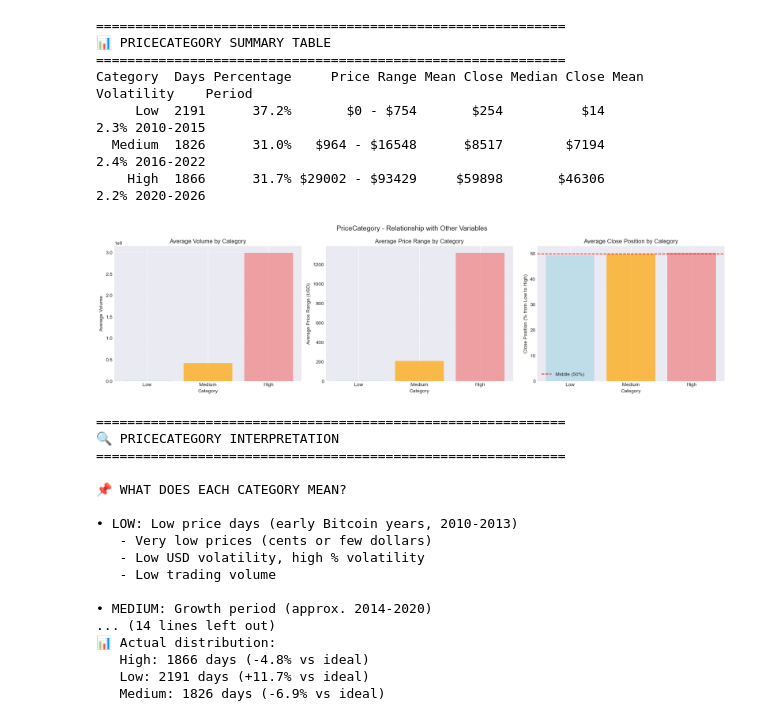
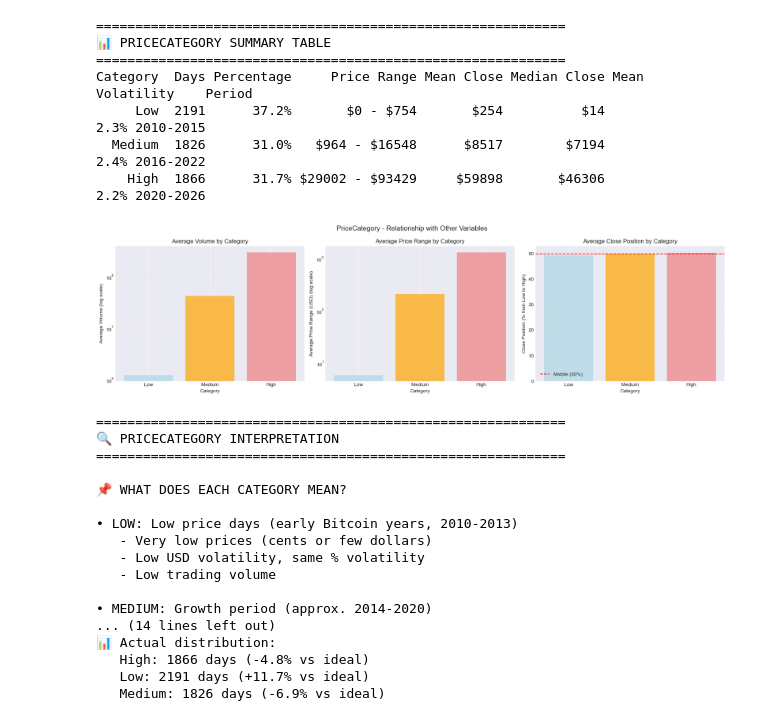
Before and after one commit to AlejandroRodriguezCervera/BitCoin_Analysis, a Jupyter notebook: BitCoin_Analysis.ipynb, the cells around one changed output. Drawn from its saved outputs; the diff is of its cells as text; code cells hidden in the pictures.

```diff
--- a/BitCoin_Analysis.ipynb
+++ b/BitCoin_Analysis.ipynb
@@ -256,0 +389,15 @@ plt.show()
+# %%
+bitcoin_analyzed['RollingVolatility'] = bitcoin_analyzed['Volatility'].rolling(30).mean()
+
+plt.figure(figsize=(14,6))
+
+plt.plot(
+    bitcoin_analyzed['Date'],
+    bitcoin_analyzed['RollingVolatility']
+)
+
+plt.title("30-Day Rolling Bitcoin Volatility")
+plt.xlabel("Date")
+plt.ylabel("Volatility (%)")
+
+plt.show()
@@ -479,45 +671,47 @@ Category  Days Percentage     Price Range Mean Close Median Close Mean Volatilit
 fig, axes = plt.subplots(1, 3, figsize=(18, 5))
 fig.suptitle('PriceCategory - Relationship with Other Variables', fontsize=14)
 
-# 1. Volume by category
+# 1. Volume by category (con escala log)
 for i, category in enumerate(['Low', 'Medium', 'High']):
     vol_mean = bitcoin_analyzed[bitcoin_analyzed['PriceCategory'] == category]['Volume'].mean()
     axes[0].bar(i, vol_mean, color=colors[i], alpha=0.7, label=category)
 axes[0].set_title('Average Volume by Category')
 axes[0].set_xlabel('Category')
-axes[0].set_ylabel('Average Volume')
+axes[0].set_ylabel('Average Volume (log scale)')
 axes[0].set_xticks(range(3))
 axes[0].set_xticklabels(['Low', 'Medium', 'High'])
+axes[0].set_yscale('log')
 axes[0].grid(True, alpha=0.3, axis='y')
 
 # 2. PriceRange by category
 for i, category in enumerate(['Low', 'Medium', 'High']):
     range_mean = bitcoin_analyzed[bitcoin_analyzed['PriceCategory'] == category]['PriceRange'].mean()
     axes[1].bar(i, range_mean, color=colors[i], alpha=0.7)
 axes[1].set_title('Average Price Range by Category')
 axes[1].set_xlabel('Category')
-axes[1].set_ylabel('Average Price Range (USD)')
+axes[1].set_ylabel('Average Price Range (USD) (log scale)')
 axes[1].set_xticks(range(3))
 axes[1].set_xticklabels(['Low', 'Medium', 'High'])
+axes[1].set_yscale('log')
 axes[1].grid(True, alpha=0.3, axis='y')
 
 # 3. Close Position by category
 for i, category in enumerate(['Low', 'Medium', 'High']):
     pos_mean = bitcoin_analyzed[bitcoin_analyzed['PriceCategory'] == category]['Close_Position'].mean()
     axes[2].bar(i, pos_mean, color=colors[i], alpha=0.7)
 axes[2].axhline(y=50, color='red', linestyle='--', label='Middle (50%)')
 axes[2].set_title('Average Close Position by Category')
 axes[2].set_xlabel('Category')
 axes[2].set_ylabel('Close Position (% from Low to High)')
 axes[2].set_xticks(range(3))
 axes[2].set_xticklabels(['Low', 'Medium', 'High'])
 axes[2].legend()
 axes[2].grid(True, alpha=0.3, axis='y')
 
 plt.tight_layout()
 plt.show()
 # %% [output]
-[figure, old version]
+[figure, new version]
 # %%
 print("\n" + "=" * 60)
 print("🔍 PRICECATEGORY INTERPRETATION")
@@ -528,17 +722,17 @@ print("""
 
 • LOW: Low price days (early Bitcoin years, 2010-2013)
    - Very low prices (cents or few dollars)
-   - Low USD volatility, high % volatility
+   - Low USD volatility, same % volatility
    - Low trading volume
 
 • MEDIUM: Growth period (approx. 2014-2020)
    - Intermediate prices ($100 - $10,000)
-   - Moderate volatility
+   - Moderate volatility, same % volatility
    - Developing market
 
 • HIGH: Recent era (2021-2026)
    - High prices (> $10,000)
-   - High USD volatility, lower % volatility
+   - High USD volatility, same % volatility
    - High volume, mature market
 
 📊 DISTRIBUTION SHOULD BE APPROXIMATELY EQUAL
@@ -561,7 +755,7 @@ for cat, count in category_counts.items():
 
 • LOW: Low price days (early Bitcoin years, 2010-2013)
    - Very low prices (cents or few dollars)
-   - Low USD volatility, high % volatility
+   - Low USD volatility, same % volatility
    - Low trading volume
 
 • MEDIUM: Growth period (approx. 2014-2020)
```
Also changed, not shown: parts of 25 cells of this notebook.
